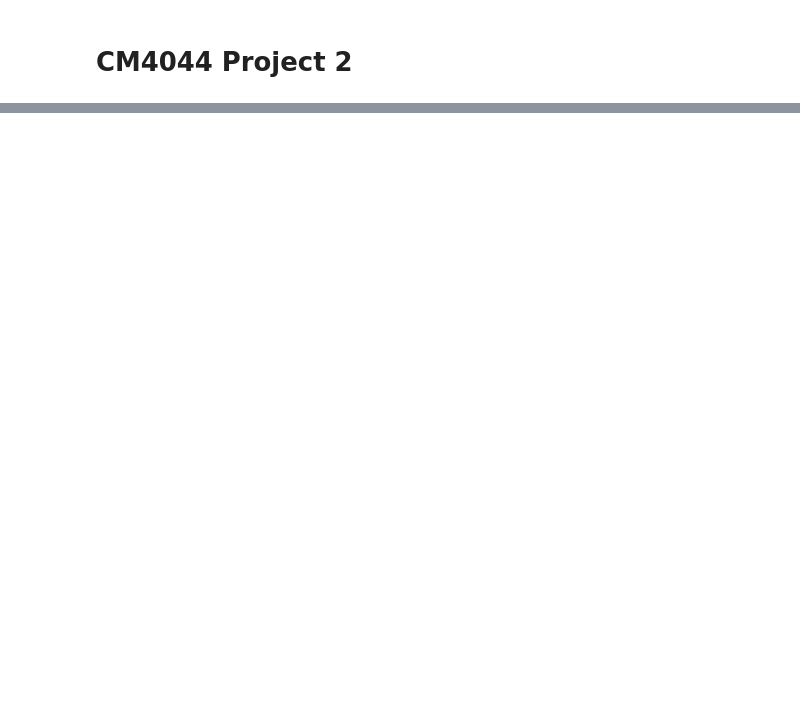
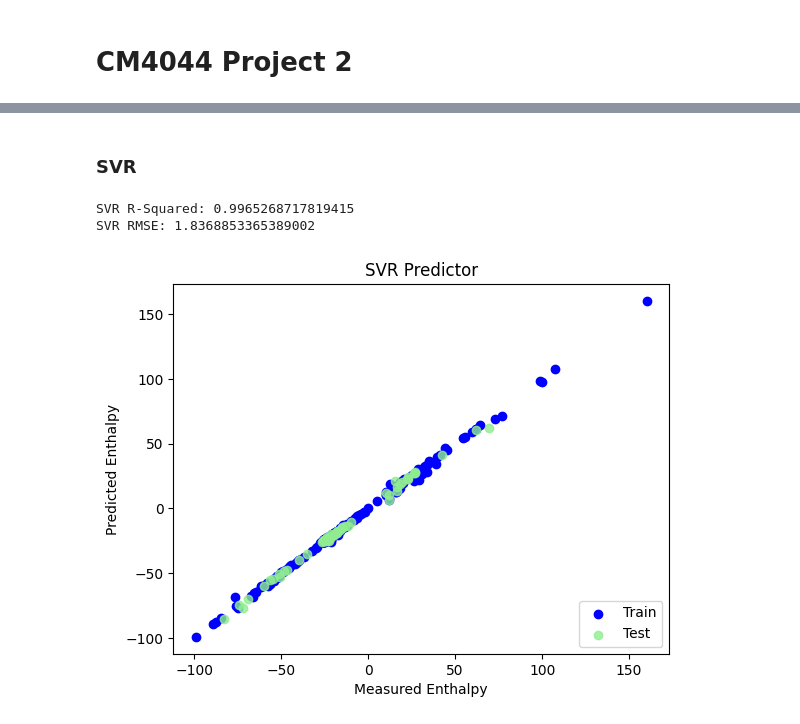
Before and after one commit to tracehhh/NTU-CM4044-ML-Mini-project-2, a Jupyter notebook: CM4044 Project 2.ipynb, the cells around one changed output, grey strips where cells are left out. Drawn from its saved outputs; the diff is of its cells as text; code cells hidden in the pictures; blank space fills up the shorter version.

```diff
--- a/CM4044 Project 2.ipynb
+++ b/CM4044 Project 2.ipynb
@@ -54,0 +82,28 @@ X_train, X_test, y_train, y_test = train_test_split(X, y, test_size=0.2, random_
+# %% [markdown]
+### SVR
+# %%
+from sklearn.svm import SVR
+
+np.random.seed(0)
+svr = SVR(kernel='linear')
+svr.fit(X_train, y_train)
+y_pred_svr = svr.predict(X_test)
+
+#model evaluation
+r2_svr = r2_score(y_test, y_pred_svr)
+rmse_svr = np.sqrt(mean_squared_error(y_test, y_pred_svr))
+print(f"SVR R-Squared: {r2_svr}")
+print(f"SVR RMSE: {rmse_svr}")
+
+plt.scatter(y_train,svr.predict(X_train), label = 'Train', c='blue')
+plt.title('SVR Predictor')
+plt.xlabel('Measured Enthalpy')
+plt.ylabel('Predicted Enthalpy')
+plt.scatter(y_test,svr.predict(X_test),c='lightgreen', label='Test', alpha = 0.8)
+plt.legend(loc=4)
+#plt.savefig('SVR Predictor.png', dpi=300)
+plt.show()
+# %% [output]
+SVR R-Squared: 0.9965268717819415
+SVR RMSE: 1.8368853365389002
+[figure, added]
```
Also changed, not shown: parts of 3 cells of this notebook, 1 other file.
